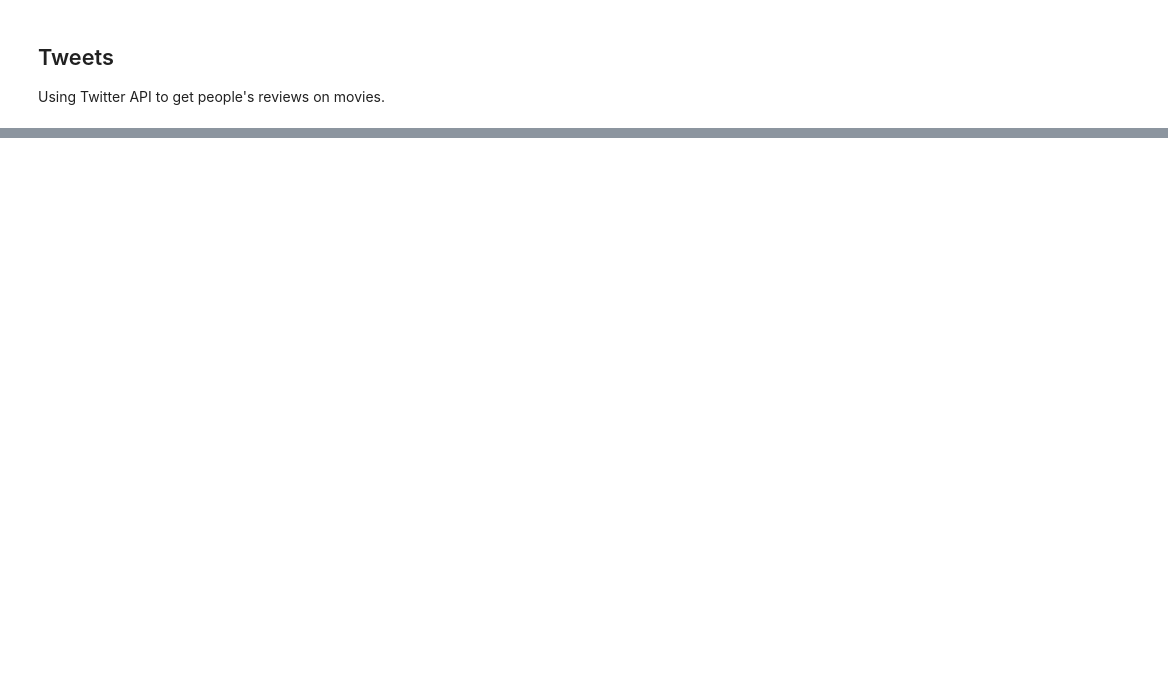
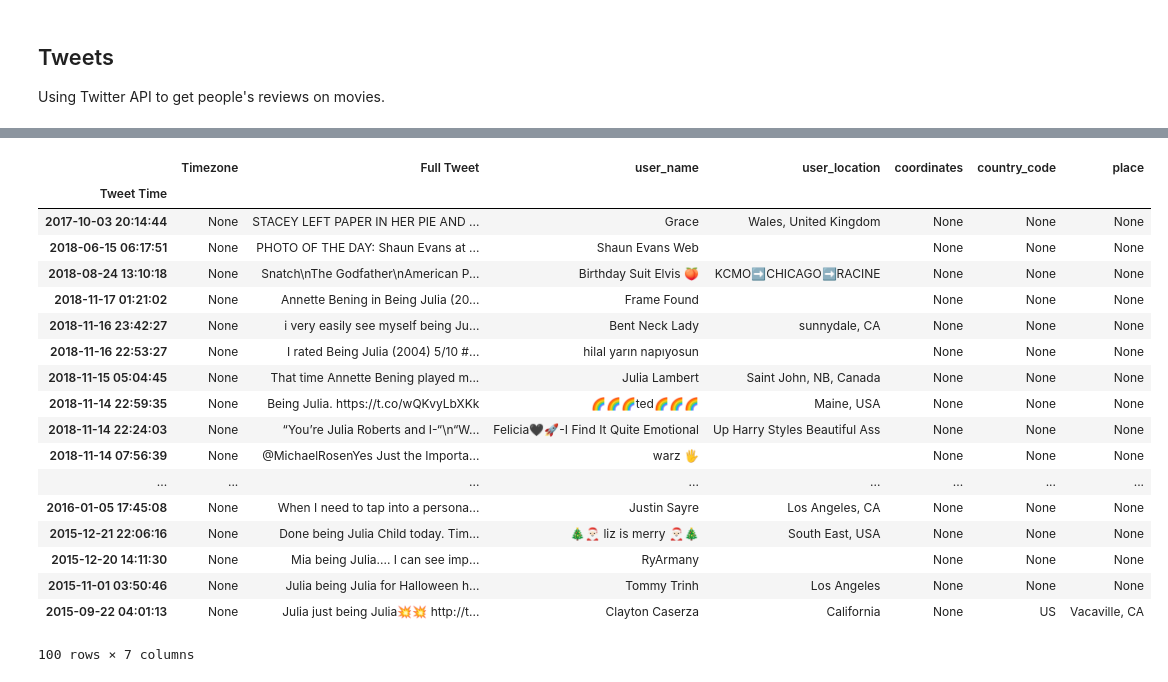
Before and after one commit to sayaaoi/Open.Data.Mashups.Project, a Jupyter notebook: Reproducible notebook.ipynb, the cells around one changed output, grey strips where cells are left out. Drawn from its saved outputs; the diff is of its cells as text; code cells hidden in the pictures; blank space fills up the shorter version.

```diff
--- a/Reproducible notebook.ipynb
+++ b/Reproducible notebook.ipynb
@@ -238,0 +405,22 @@ TweepError: [{'code': 179, 'message': 'Sorry, you are not authorized to see this
+# %%
+tweet_summary_map['being julia']
+# %% [output]
+|  | Timezone | Full Tweet | user_name | user_location | coordinates | country_code | place |
+| Tweet Time |  |  |  |  |  |  |  |
+| 2017-10-03 20:14:44 | None | STACEY LEFT PAPER IN HER PIE AND ... | Grace | Wales, United Kingdom | None | None | None |
+| 2018-06-15 06:17:51 | None | PHOTO OF THE DAY: Shaun Evans at ... | Shaun Evans Web |  | None | None | None |
+| 2018-08-24 13:10:18 | None | Snatch\nThe Godfather\nAmerican P... | Birthday Suit Elvis 🍑 | KCMO➡️CHICAGO➡️RACINE | None | None | None |
+| 2018-11-17 01:21:02 | None | Annette Bening in Being Julia (20... | Frame Found |  | None | None | None |
+| 2018-11-16 23:42:27 | None | i very easily see myself being Ju... | Bent Neck Lady | sunnydale, CA | None | None | None |
+| 2018-11-16 22:53:27 | None | I rated Being Julia (2004) 5/10 #... | hilal yarın napıyosun |  | None | None | None |
+| 2018-11-15 05:04:45 | None | That time Annette Bening played m... | Julia Lambert | Saint John, NB, Canada | None | None | None |
+| 2018-11-14 22:59:35 | None | Being Julia. https://t.co/wQKvyLbXKk | 🌈🌈🌈ted🌈🌈🌈 | Maine, USA | None | None | None |
+| 2018-11-14 22:24:03 | None | “You’re Julia Roberts and I-“\n“W... | Felicia🖤🚀-I Find It Quite Emotional | Up Harry Styles Beautiful Ass | None | None | None |
+| 2018-11-14 07:56:39 | None | @MichaelRosenYes Just the Importa... | warz 🖐️ |  | None | None | None |
+| ... | ... | ... | ... | ... | ... | ... | ... |
+| 2016-01-05 17:45:08 | None | When I need to tap into a persona... | Justin Sayre | Los Angeles, CA | None | None | None |
+| 2015-12-21 22:06:16 | None | Done being Julia Child today. Tim... | 🎄🎅🏻 liz is merry 🎅🏻🎄 | South East, USA | None | None | None |
+| 2015-12-20 14:11:30 | None | Mia being Julia.... I can see imp... | RyArmany |  | None | None | None |
+| 2015-11-01 03:50:46 | None | Julia being Julia for Halloween h... | Tommy Trinh | Los Angeles | None | None | None |
+| 2015-09-22 04:01:13 | None | Julia just being Julia💥💥 http://t... | Clayton Caserza | California | None | US | Vacaville, CA |
+100 rows × 7 columns
```
Also changed, not shown: parts of 30 cells of this notebook.
